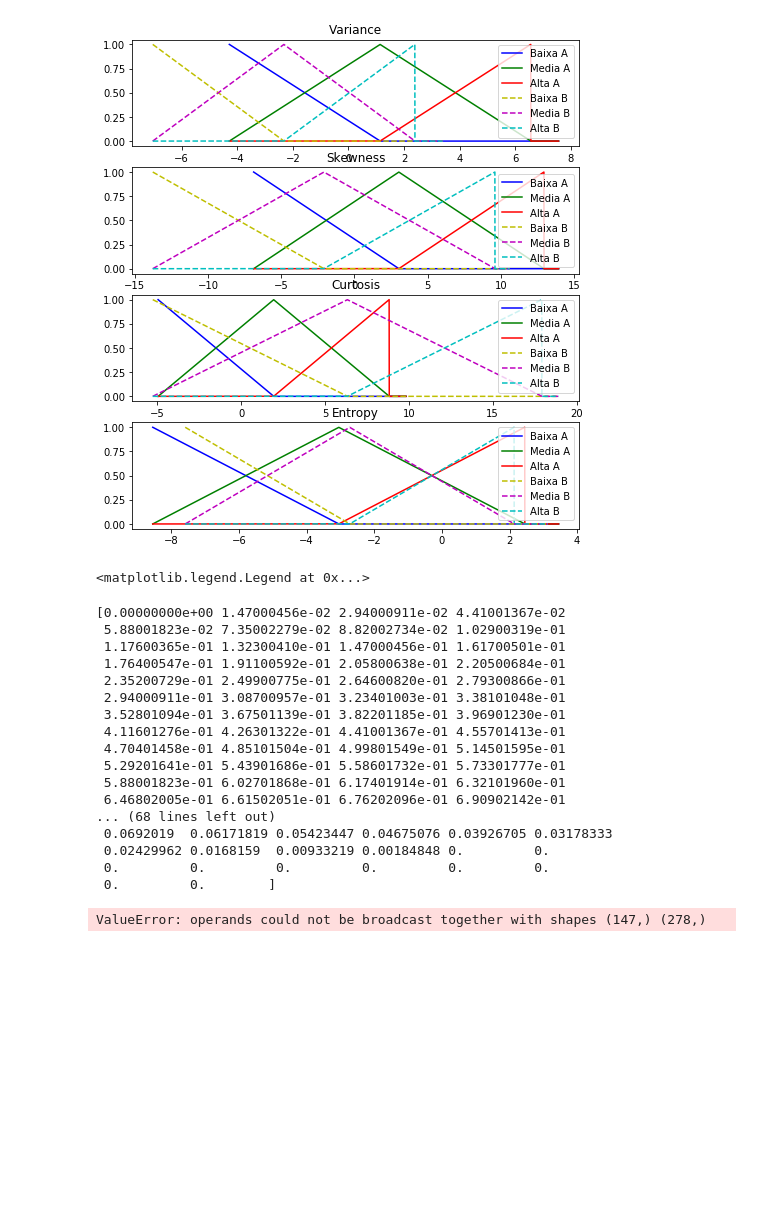
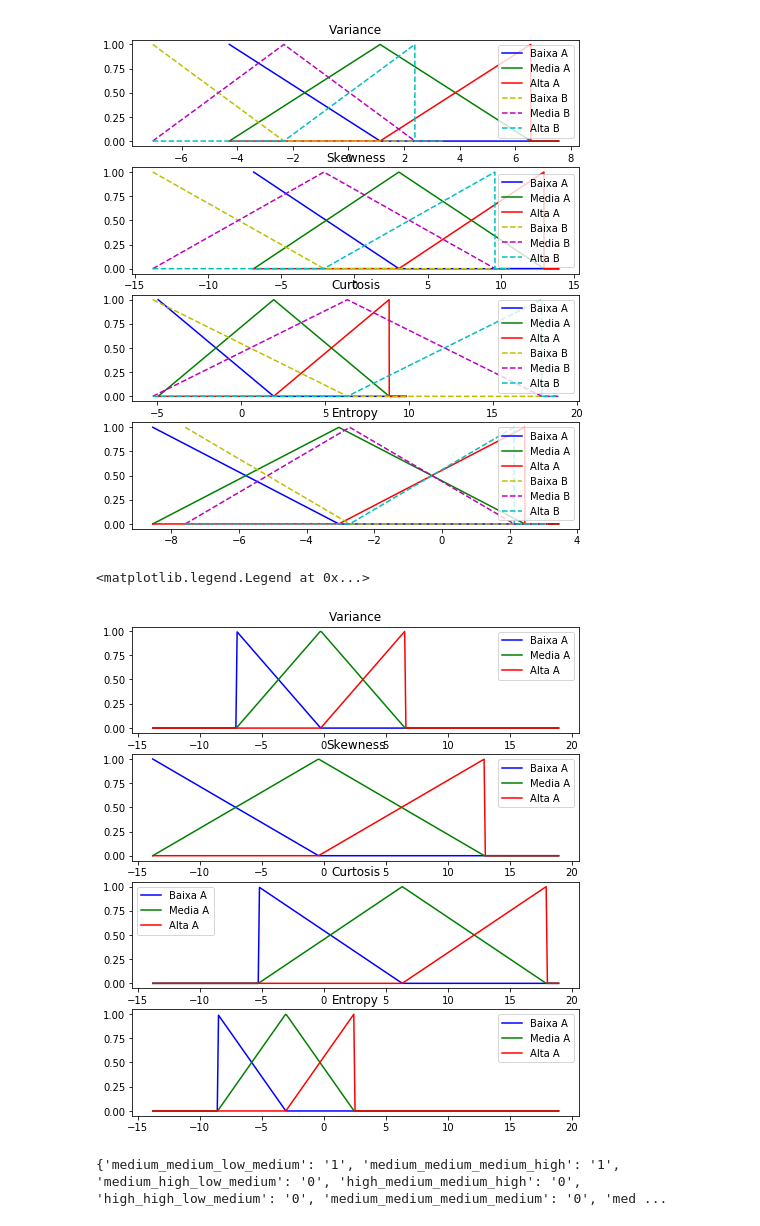
Before and after one commit to Minoro/data-science-theory, a Jupyter notebook: IA/fuzzy/Exercício de Fuzzy.ipynb, the cells around one changed output. Cells and saved outputs as stored; diff of their text form; code cells hidden in the pictures; blank space fills up the shorter version.

```diff
--- a/IA/fuzzy/Exercício de Fuzzy.ipynb
+++ b/IA/fuzzy/Exercício de Fuzzy.ipynb
@@ -204,9 +204,9 @@ def get_min_max_step(data):
 
     return min_v, max_v, step
 
-def build_trimf(data):
+def build_trimf(data, min_abs, max_abs):
     min_v, max_v, step = get_min_max_step(data)
-    x_data = np.arange(min_v, max_v + 1, 0.1)
+    x_data = np.arange(min_abs, max_abs + 1, 0.1)
 
     data_lo = fuzz.trimf(x_data, [min_v, min_v, (min_v + step)])
     data_md = fuzz.trimf(x_data, [min_v, (min_v + step), max_v])
@@ -214,15 +214,25 @@ def build_trimf(data):
 
     return data_lo, data_md, data_hi, x_data
 
+# def pad_functions(var_f, ske_f, cur_f, ent_f):
+#     max_x = max(var_f.shape[0], ske_f.shape[0], cur_f.shape[0], ent_f.shape[0])
+
+
+
+
 variance_data = sorted(np.hstack((train_a[:, 0], train_b[:, 0])))
 skewness_data = sorted(np.hstack((train_a[:, 1], train_b[:, 1])))
 curtosis_data = sorted(np.hstack((train_a[:, 2], train_b[:, 2])))
 entropy_data = sorted(np.hstack((train_a[:, 3], train_b[:, 3])))
 
-variance_lo, variance_md, variance_hi, x_variance_data = build_trimf(variance_data)
-skewness_lo, skewness_md, skewness_hi, x_skewness_data = build_trimf(skewness_data)
-curtosis_lo, curtosis_md, curtosis_hi, x_curtosis_data = build_trimf(curtosis_data)
-entropy_lo, entropy_md, entropy_hi, x_entropy_data = build_trimf(entropy_data)
+min_abs = min(variance_data[0], skewness_data[0], curtosis_data[0],entropy_data[0])
+max_abs = max(variance_data[-1], skewness_data[-1], curtosis_data[-1],entropy_data[-1])
+
+
+variance_lo, variance_md, variance_hi, x_variance_data = build_trimf(variance_data, min_abs, max_abs)
+skewness_lo, skewness_md, skewness_hi, x_skewness_data = build_trimf(skewness_data, min_abs, max_abs)
+curtosis_lo, curtosis_md, curtosis_hi, x_curtosis_data = build_trimf(curtosis_data, min_abs, max_abs)
+entropy_lo, entropy_md, entropy_hi, x_entropy_data = build_trimf(entropy_data, min_abs, max_abs)
 
 
 variance_f = {'low':variance_lo, 'medium': variance_md, 'high': variance_hi}
@@ -237,33 +247,34 @@ entropy_f = {'low':entropy_lo, 'medium': entropy_md, 'high': entropy_hi}
 
 # Visualize these universes and membership functions
 fig, (ax0, ax1, ax2, ax3) = plt.subplots(nrows=4, figsize=(8, 9))
 
 
 ax0.plot(x_variance_data, variance_lo, 'b', linewidth=1.5, label='Baixa A')
 ax0.plot(x_variance_data, variance_md, 'g', linewidth=1.5, label='Media A')
 ax0.plot(x_variance_data, variance_hi, 'r', linewidth=1.5, label='Alta A')
 ax0.set_title('Variance')
 ax0.legend()
 
 ax1.plot(x_skewness_data, skewness_lo, 'b', linewidth=1.5, label='Baixa A')
 ax1.plot(x_skewness_data, skewness_md, 'g', linewidth=1.5, label='Media A')
 ax1.plot(x_skewness_data, skewness_hi, 'r', linewidth=1.5, label='Alta A')
 ax1.set_title('Skewness')
 ax1.legend()
 
 ax2.plot(x_curtosis_data, curtosis_lo, 'b', linewidth=1.5, label='Baixa A')
 ax2.plot(x_curtosis_data, curtosis_md, 'g', linewidth=1.5, label='Media A')
 ax2.plot(x_curtosis_data, curtosis_hi, 'r', linewidth=1.5, label='Alta A')
 ax2.set_title('Curtosis')
 ax2.legend()
 
 ax3.plot(x_entropy_data, entropy_lo, 'b', linewidth=1.5, label='Baixa A')
 ax3.plot(x_entropy_data, entropy_md, 'g', linewidth=1.5, label='Media A')
 ax3.plot(x_entropy_data, entropy_hi, 'r', linewidth=1.5, label='Alta A')
 ax3.set_title('Entropy')
 ax3.legend()
 # %% [output]
 <matplotlib.legend.Legend at 0x...>
+[figure, added]
 # %%
 from collections import Counter
 
@@ -328,39 +339,41 @@ def get_most_commons_rules(counter):
 def build_fuzzy_system(rules, activation_functions):
     fuzzy_rules = []
 
+    rule_class_a = np.zeros(activation_functions[0]['low'].shape)
+
+#     rule_class_a = rule_class_a.fill(0)
+
+    rule_class_b = np.ones(activation_functions[0]['low'].shape)
+#     rule_class_b = rule_class_b.fill(1)
+
     for rule in rules:
         activated_class = rules[rule]
         activated_rules = rule.split('_')
 
-        print(activation_functions[0][activated_rules[0]])
-        print(activation_functions[1][activated_rules[1]])
-
+#         print(activation_functions[0][activated_rules[0]])
+#         print(activation_functions[1][activated_rules[1]])
 
         #faz um AND entre as regras
         rule_f = np.fmin(activation_functions[0][activated_rules[0]], activation_functions[1][activated_rules[1]])
         rule_f = np.fmin(rule_f, activation_functions[2][activated_rules[2]])
         rule_f = np.fmin(rule_f, activation_functions[3][activated_rules[3]])
 
+#         if int(activated_class) == 0:
+#             rule_f = np.fmin(rule_f, rule_class_a)
+#         else:
+#             rule_f = np.fmin(rule_f, rule_class_b)
 
+        fuzzy_rules.append(rule_f)
+
+    return fuzzy_rules
 
 rules = get_most_commons_rules(counter)
-build_fuzzy_system(rules, [variance_f, skewness_f, curtosis_f, entropy_f])
+# fuzzy_rules = build_fuzzy_system(rules, [variance_f, skewness_f, curtosis_f, entropy_f])
+
+# print(fuzzy_rules[8])
+# fig, ax0 = plt.subplots(nrows=1, figsize=(5, 5))
+# ax0.plot(x_variance_data, fuzzy_rules[0], 'b', linewidth=1.5, label='Baixa A')
+
+print(rules)
 # %% [output]
-[0.00000000e+00 1.47000456e-02 2.94000911e-02 4.41001367e-02
- 5.88001823e-02 7.35002279e-02 8.82002734e-02 1.02900319e-01
- 1.17600365e-01 1.32300410e-01 1.47000456e-01 1.61700501e-01
- 1.76400547e-01 1.91100592e-01 2.05800638e-01 2.20500684e-01
- 2.35200729e-01 2.49900775e-01 2.64600820e-01 2.79300866e-01
- 2.94000911e-01 3.08700957e-01 3.23401003e-01 3.38101048e-01
- 3.52801094e-01 3.67501139e-01 3.82201185e-01 3.96901230e-01
- 4.11601276e-01 4.26301322e-01 4.41001367e-01 4.55701413e-01
- 4.70401458e-01 4.85101504e-01 4.99801549e-01 5.14501595e-01
- 5.29201641e-01 5.43901686e-01 5.58601732e-01 5.73301777e-01
- 5.88001823e-01 6.02701868e-01 6.17401914e-01 6.32101960e-01
- 6.46802005e-01 6.61502051e-01 6.76202096e-01 6.90902142e-01
-... (68 lines left out)
- 0.0692019  0.06171819 0.05423447 0.04675076 0.03926705 0.03178333
- 0.02429962 0.0168159  0.00933219 0.00184848 0.         0.
- 0.         0.         0.         0.         0.         0.
- 0.         0.        ]
+{'medium_medium_low_medium': '1', 'medium_medium_medium_high': '1', 'medium_high_low_medium': '0', 'high_medium_medium_high': '0', 'high_high_low_medium': '0', 'medium_medium_medium_medium': '0', 'med ...
-ValueError: operands could not be broadcast together with shapes (147,) (278,)
```
Also changed, not shown: parts of 2 cells of this notebook.
